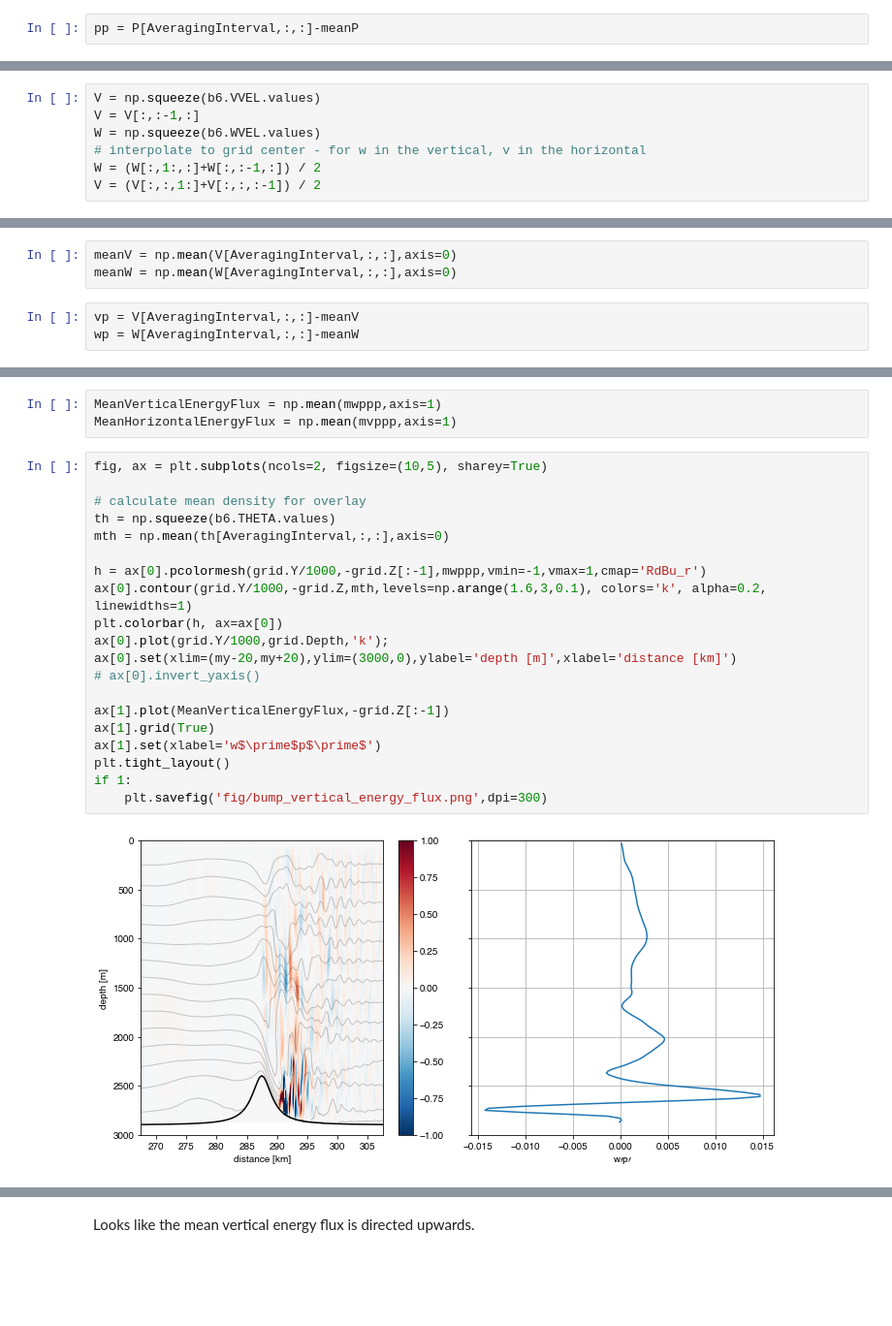
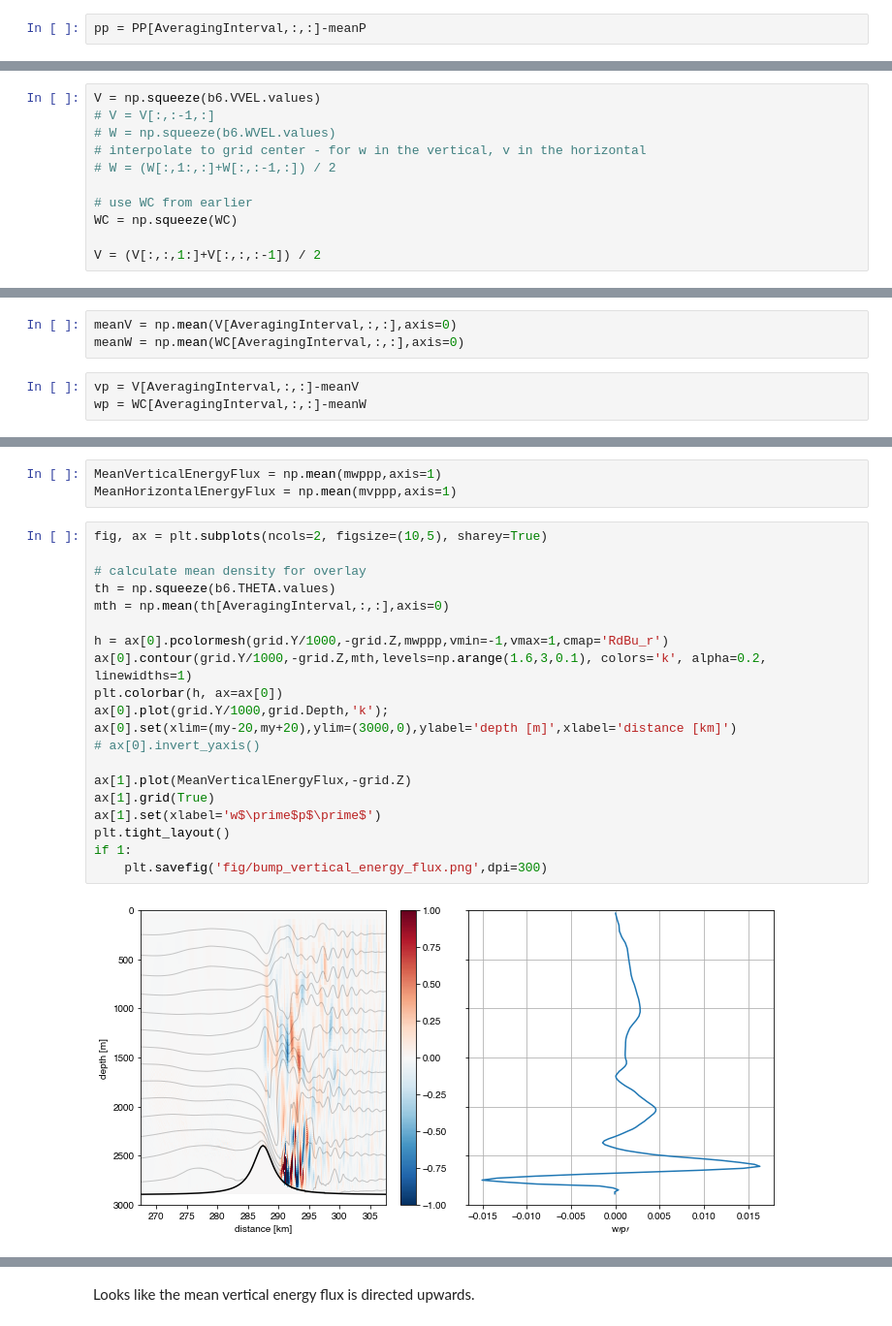
Before and after one commit to gunnarvoet/flow-across-bump, a Jupyter notebook: analysis/bump_analysis.ipynb, the cells around one changed output, grey strips where cells are left out. Shown at 97% size. Saved outputs shown, nothing was run; the diff lists cells and outputs as text; blank space fills up the shorter version.

```diff
--- a/analysis/bump_analysis.ipynb
+++ b/analysis/bump_analysis.ipynb
@@ -869,7 +1090,7 @@ meanP = np.mean(P[AveragingInterval,:,:],axis=0)
 # %% [markdown]
 Calculate p'
 # %%
-pp = P[AveragingInterval,:,:]-meanP
+pp = PP[AveragingInterval,:,:]-meanP
 # %% [markdown]
 Calculate v', w'
 # %% [markdown]
@@ -880,9 +1101,13 @@ This is the depth vector for w:
 ``Zl       (Zl) float64 0.0 -62.96 -124.9 -185.7``
 # %%
 V = np.squeeze(b6.VVEL.values)
-V = V[:,:-1,:]
-W = np.squeeze(b6.WVEL.values)
+# V = V[:,:-1,:]
+# W = np.squeeze(b6.WVEL.values)
 # interpolate to grid center - for w in the vertical, v in the horizontal
-W = (W[:,1:,:]+W[:,:-1,:]) / 2
+# W = (W[:,1:,:]+W[:,:-1,:]) / 2
+
+# use WC from earlier
+WC = np.squeeze(WC)
+
 V = (V[:,:,1:]+V[:,:,:-1]) / 2
 # %%
@@ -896,9 +1121,9 @@ V.shape
 # %%
 meanV = np.mean(V[AveragingInterval,:,:],axis=0)
-meanW = np.mean(W[AveragingInterval,:,:],axis=0)
+meanW = np.mean(WC[AveragingInterval,:,:],axis=0)
 # %%
 vp = V[AveragingInterval,:,:]-meanV
-wp = W[AveragingInterval,:,:]-meanW
+wp = WC[AveragingInterval,:,:]-meanW
 # %%
 vppp = vp*pp
 wppp = wp*pp
@@ -919,25 +1144,25 @@ MeanHorizontalEnergyFlux = np.mean(mvppp,axis=1)
 # %%
 fig, ax = plt.subplots(ncols=2, figsize=(10,5), sharey=True)
 
 # calculate mean density for overlay
 th = np.squeeze(b6.THETA.values)
 mth = np.mean(th[AveragingInterval,:,:],axis=0)
 
-h = ax[0].pcolormesh(grid.Y/1000,-grid.Z[:-1],mwppp,vmin=-1,vmax=1,cmap='RdBu_r')
+h = ax[0].pcolormesh(grid.Y/1000,-grid.Z,mwppp,vmin=-1,vmax=1,cmap='RdBu_r')
 ax[0].contour(grid.Y/1000,-grid.Z,mth,levels=np.arange(1.6,3,0.1), colors='k', alpha=0.2, linewidths=1)
 plt.colorbar(h, ax=ax[0])
 ax[0].plot(grid.Y/1000,grid.Depth,'k');
 ax[0].set(xlim=(my-20,my+20),ylim=(3000,0),ylabel='depth [m]',xlabel='distance [km]')
 # ax[0].invert_yaxis()
 
-ax[1].plot(MeanVerticalEnergyFlux,-grid.Z[:-1])
+ax[1].plot(MeanVerticalEnergyFlux,-grid.Z)
 ax[1].grid(True)
 ax[1].set(xlabel='w$\prime$p$\prime$')
 plt.tight_layout()
 if 1:
     plt.savefig('fig/bump_vertical_energy_flux.png',dpi=300)
 # %% [output]
-[figure, old version]
+[figure, new version]
 # %%
 fig, ax = plt.subplots(ncols=3, figsize=(15,5), sharey=True)
 
```
Also changed, not shown: parts of 80 cells of this notebook.
